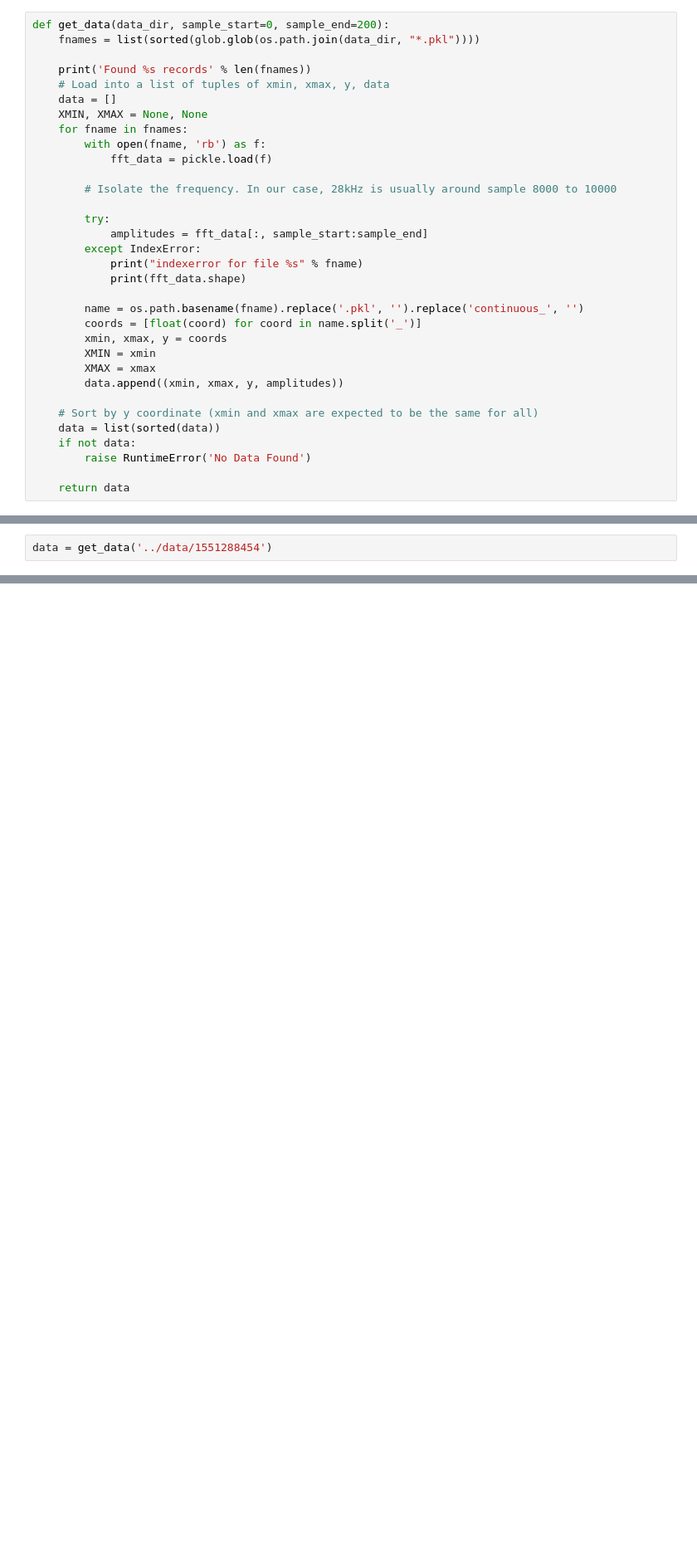
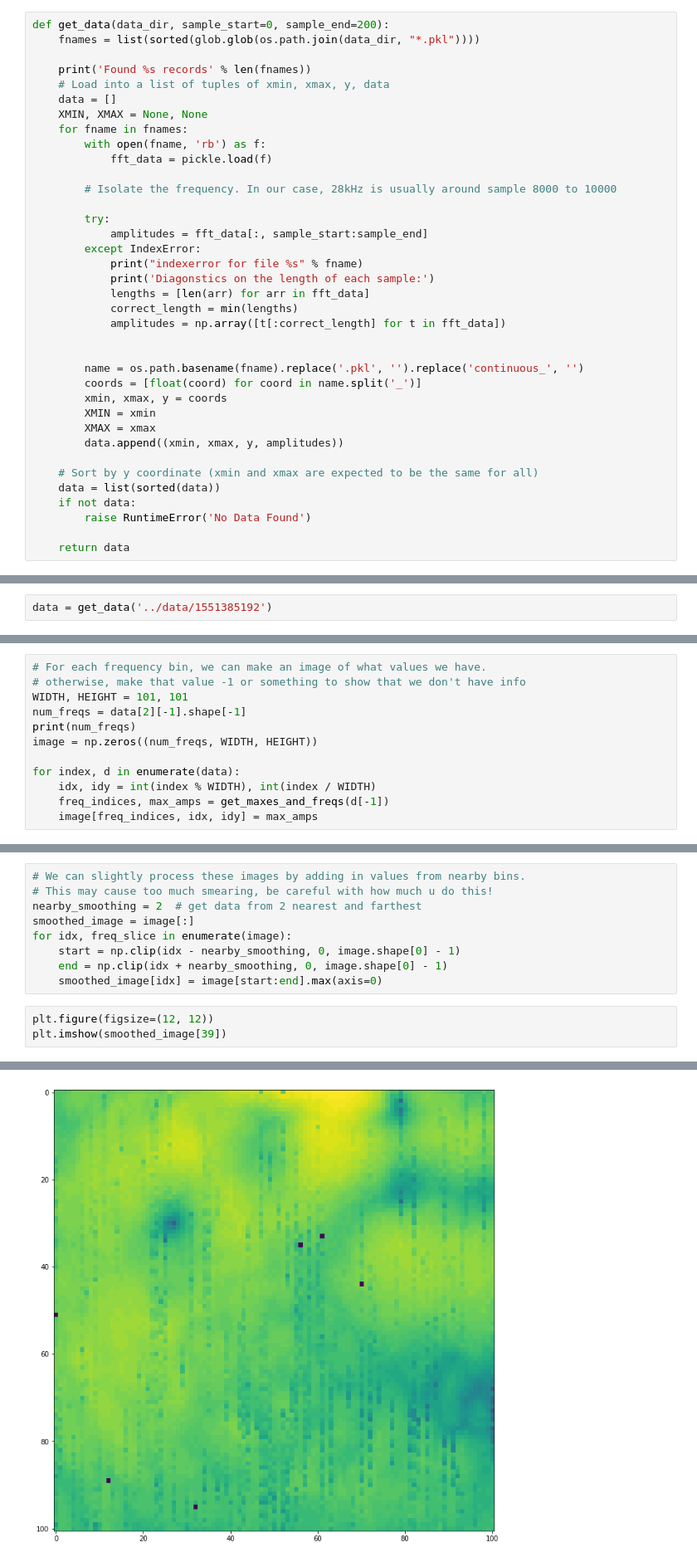
Before and after one commit to wfus/scanning-microphone, a Jupyter notebook: processing/PointScanProcessing.ipynb, the cells around one changed output, grey strips where cells are left out. Shown at 83% size. Cells and saved outputs as stored; diff of their text form; blank space fills up the shorter version.

```diff
--- a/processing/PointScanProcessing.ipynb
+++ b/processing/PointScanProcessing.ipynb
@@ -24,7 +25,11 @@ def get_data(data_dir, sample_start=0, sample_end=200):
             amplitudes = fft_data[:, sample_start:sample_end]
         except IndexError:
             print("indexerror for file %s" % fname)
-            print(fft_data.shape)
+            print('Diagonstics on the length of each sample:')
+            lengths = [len(arr) for arr in fft_data]
+            correct_length = min(lengths)
+            amplitudes = np.array([t[:correct_length] for t in fft_data])
+
 
         name = os.path.basename(fname).replace('.pkl', '').replace('continuous_', '')
         coords = [float(coord) for coord in name.split('_')]
@@ -84,6 +89,6 @@ plt.show()
 # %% [output]
 [figure]
 # %%
-data = get_data('../data/1551288454')
+data = get_data('../data/1551385192')
 # %% [output]
 Found 10201 records
@@ -105,0 +99,12 @@ indexerror for file ../data/1551288454/9.0_75.0_0.pkl
+# %%
+# For each frequency bin, we can make an image of what values we have.
+# otherwise, make that value -1 or something to show that we don't have info
+WIDTH, HEIGHT = 101, 101
+num_freqs = data[2][-1].shape[-1]
+print(num_freqs)
+image = np.zeros((num_freqs, WIDTH, HEIGHT))
+
+for index, d in enumerate(data):
+    idx, idy = int(index % WIDTH), int(index / WIDTH)
+    freq_indices, max_amps = get_maxes_and_freqs(d[-1])
+    image[freq_indices, idx, idy] = max_amps
@@ -105,0 +113,13 @@ indexerror for file ../data/1551288454/9.0_75.0_0.pkl
+# %%
+# We can slightly process these images by adding in values from nearby bins.
+# This may cause too much smearing, be careful with how much u do this!
+nearby_smoothing = 2  # get data from 2 nearest and farthest
+smoothed_image = image[:]
+for idx, freq_slice in enumerate(image):
+    start = np.clip(idx - nearby_smoothing, 0, image.shape[0] - 1)
+    end = np.clip(idx + nearby_smoothing, 0, image.shape[0] - 1)
+    smoothed_image[idx] = image[start:end].max(axis=0)
+# %%
+plt.figure(figsize=(12, 12))
+plt.imshow(smoothed_image[39])
+# %% [output]
@@ -105,0 +127 @@ indexerror for file ../data/1551288454/9.0_75.0_0.pkl
+[figure, added]
```
Also changed, not shown: parts of 7 cells of this notebook, 1 other file.
